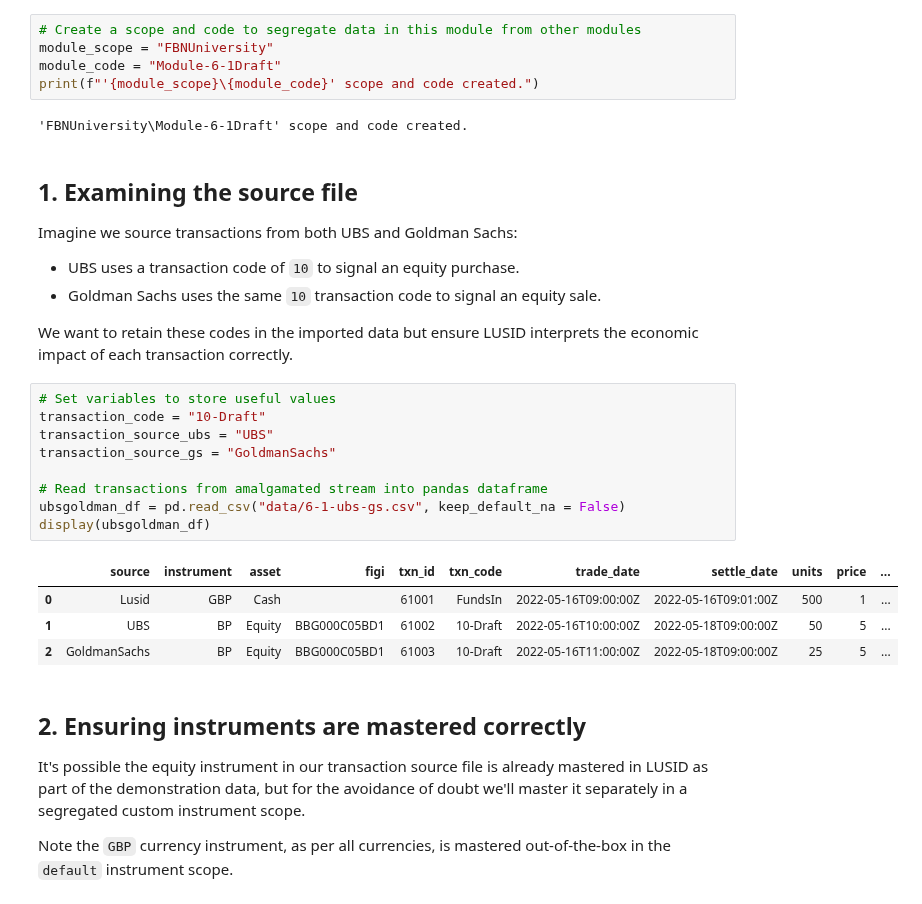
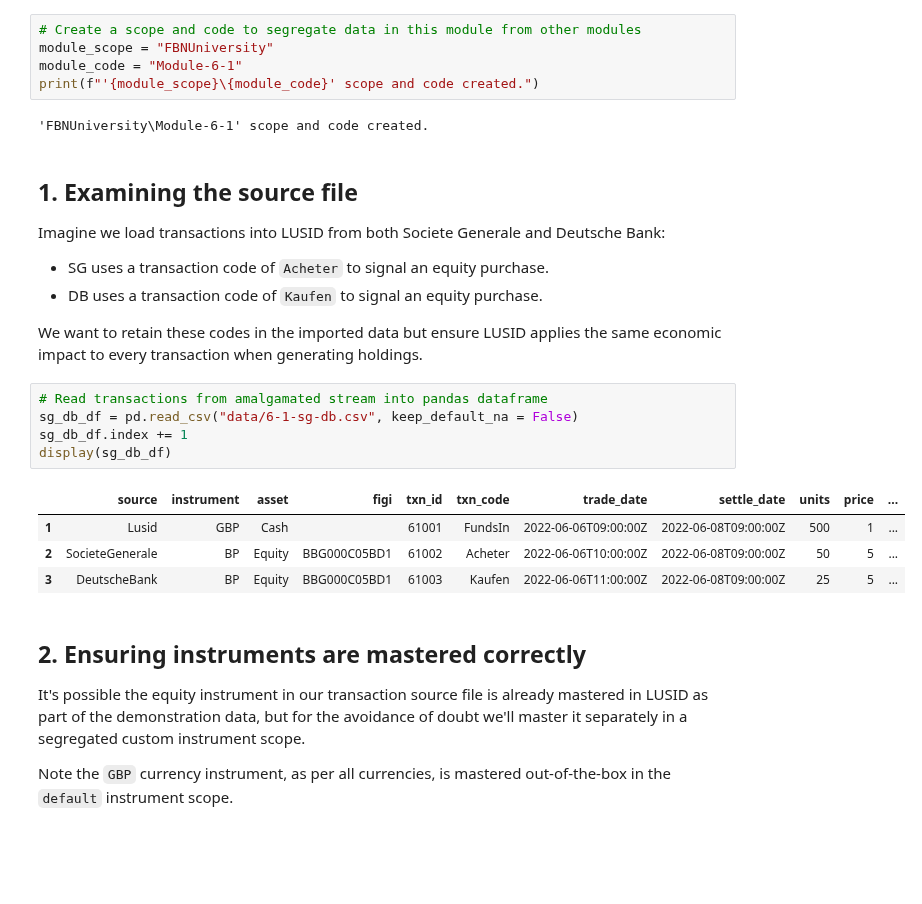
Before and after one commit to finbourne/sample-notebooks, a Jupyter notebook: university/module6/module6-1.ipynb, the cells around one changed output. Saved outputs shown, nothing was run; the diff lists cells and outputs as text; blank space fills up the shorter version.

Commit message:
Second pass at transaction type alias-related module notebooks

```diff
--- a/university/module6/module6-1.ipynb
+++ b/university/module6/module6-1.ipynb
@@ -52,33 +52,29 @@ display(api_status)
 # %%
 # Create a scope and code to segregate data in this module from other modules
 module_scope = "FBNUniversity"
-module_code = "Module-6-1Draft"
+module_code = "Module-6-1"
 print(f"'{module_scope}\{module_code}' scope and code created.")
 # %% [output]
-'FBNUniversity\Module-6-1Draft' scope and code created.
+'FBNUniversity\Module-6-1' scope and code created.
 # %% [markdown]
 ## 1. Examining the source file
 
-Imagine we source transactions from both UBS and Goldman Sachs:
+Imagine we load transactions into LUSID from both Societe Generale and Deutsche Bank:
 
-* UBS uses a transaction code of `10` to signal an equity purchase.
-* Goldman Sachs uses the same `10` transaction code to signal an equity sale.
+* SG uses a transaction code of `Acheter` to signal an equity purchase.
+* DB uses a transaction code of `Kaufen` to signal an equity purchase.
 
-We want to retain these codes in the imported data but ensure LUSID interprets the economic impact of each transaction correctly.
+We want to retain these codes in the imported data but ensure LUSID applies the same economic impact to every transaction when generating holdings.
 # %%
-# Set variables to store useful values
-transaction_code = "10-Draft"
-transaction_source_ubs = "UBS"
-transaction_source_gs = "GoldmanSachs"
-
 # Read transactions from amalgamated stream into pandas dataframe
-ubsgoldman_df = pd.read_csv("data/6-1-ubs-gs.csv", keep_default_na = False)
-display(ubsgoldman_df)
+sg_db_df = pd.read_csv("data/6-1-sg-db.csv", keep_default_na = False)
+sg_db_df.index += 1
+display(sg_db_df)
 # %% [output]
 |  | source | instrument | asset | figi | txn_id | txn_code | trade_date | settle_date | units | price | ... |
-| 0 | Lusid | GBP | Cash |  | 61001 | FundsIn | 2022-05-16T09:00:00Z | 2022-05-16T09:01:00Z | 500 | 1 | ... |
-| 1 | UBS | BP | Equity | BBG000C05BD1 | 61002 | 10-Draft | 2022-05-16T10:00:00Z | 2022-05-18T09:00:00Z | 50 | 5 | ... |
-| 2 | GoldmanSachs | BP | Equity | BBG000C05BD1 | 61003 | 10-Draft | 2022-05-16T11:00:00Z | 2022-05-18T09:00:00Z | 25 | 5 | ... |
+| 1 | Lusid | GBP | Cash |  | 61001 | FundsIn | 2022-06-06T09:00:00Z | 2022-06-08T09:00:00Z | 500 | 1 | ... |
+| 2 | SocieteGenerale | BP | Equity | BBG000C05BD1 | 61002 | Acheter | 2022-06-06T10:00:00Z | 2022-06-08T09:00:00Z | 50 | 5 | ... |
+| 3 | DeutscheBank | BP | Equity | BBG000C05BD1 | 61003 | Kaufen | 2022-06-06T11:00:00Z | 2022-06-08T09:00:00Z | 25 | 5 | ... |
 # %% [markdown]
 ## 2. Ensuring instruments are mastered correctly
 
```
Also changed, not shown: parts of 15 cells of this notebook, 5 other files.
